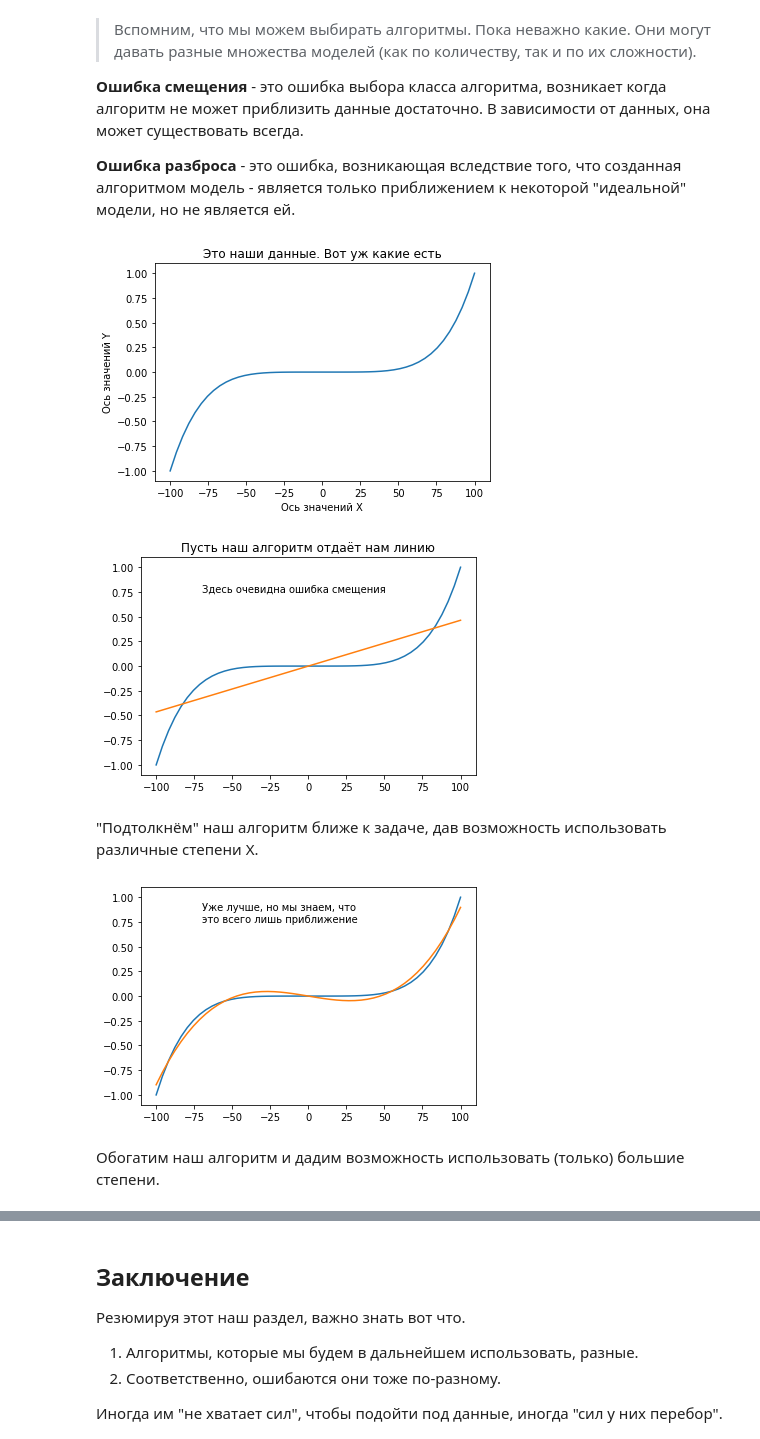
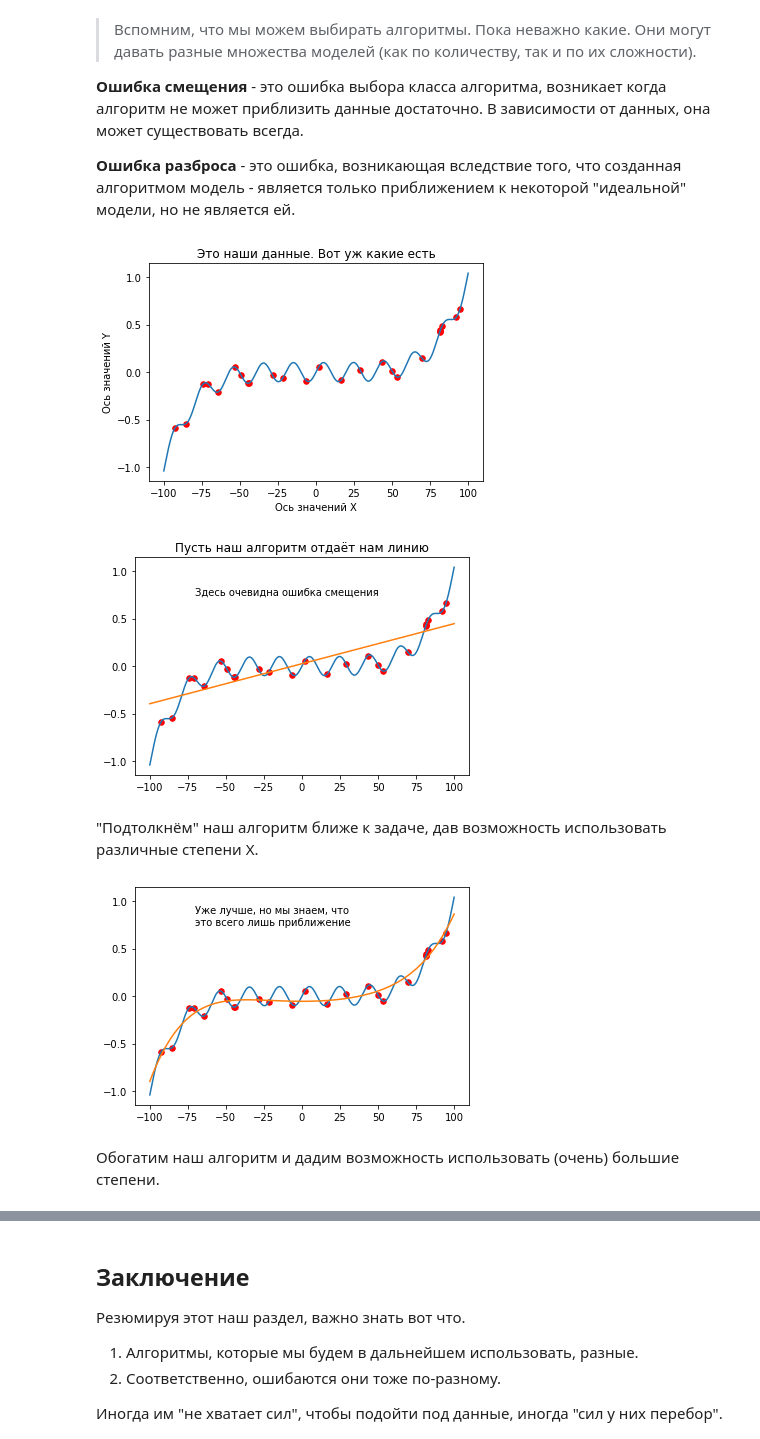
Before and after one commit to timeseries-ru/course, a Jupyter notebook: day_1.ipynb, the cells around one changed output, grey strips where cells are left out. Saved outputs shown, nothing was run; the diff lists cells and outputs as text; code cells hidden in the pictures.

```diff
--- a/day_1.ipynb
+++ b/day_1.ipynb
@@ -602,49 +602,55 @@ plt.annotate("Две неразделимые\nодной линией част
 
 **Ошибка разброса** - это ошибка, возникающая вследствие того, что созданная алгоритмом модель - является только приближением к некоторой "идеальной" модели, но не является ей.
 # %%
-X = np.linspace(-100, 100)
+X = np.linspace(-100, 100, 1000)
 
-Y = [
-    x ** 5 / 100 ** 5  for x in X
-]
+Y = np.array([
+    x ** 5 / 100 ** 5 + np.sin(x / np.pi) / 10  for x in X
+])
+
+np.random.seed(1)
+train_indices = np.random.randint(0, len(X), size=25)
 
 plt.title("Это наши данные. Вот уж какие есть");
 plt.plot(X, Y);
+plt.scatter(X[train_indices], Y[train_indices], s=30, c='red');
 plt.xlabel("Ось значений X");
 plt.ylabel("Ось значений Y");
 # %% [output]
-[figure, old version]
+[figure, new version]
 # %%
 yhat = LinearRegression().fit(
-    np.array(X).reshape(len(X), 1), # здесь мы подстраиваем данные под формат
-    np.array(Y).reshape(len(Y), 1) # библиотеки scikit-learn, о которой конечно же поговорим
+    np.array(X[train_indices]).reshape(-1, 1), # здесь мы подстраиваем данные под формат
+    np.array(Y[train_indices]).reshape(-1, 1) # библиотеки scikit-learn, о которой конечно же поговорим
 ).predict(np.array(X).reshape(len(X), 1))
 
 plt.title('Пусть наш алгоритм отдаёт нам линию');
 plt.plot(X, Y);
 plt.plot(X, yhat);
+plt.scatter(X[train_indices], Y[train_indices], s=30, c='red');
 plt.annotate("Здесь очевидна ошибка смещения", (-70, 0.75));
 # %% [output]
-[figure, old version]
+[figure, new version]
 # %% [markdown]
 "Подтолкнём" наш алгоритм ближе к задаче, дав возможность использовать различные степени X.
 # %%
-max_power = 4
+max_power = 5
 
-X_powered = [
+X_powered = np.array([
     [(x ** power) for power in range(1, max_power + 1)] for x in X
-]
+])
 
 yhat = LinearRegression().fit(
-    np.array(X_powered).reshape(len(X_powered), max_power),
-    np.array(Y).reshape(len(Y), 1)
+    X_powered[train_indices].reshape(-1, max_power),
+    Y[train_indices].reshape(-1, 1)
 ).predict(np.array(X_powered).reshape(len(X_powered), max_power))
 
 plt.plot(X, Y);
 plt.plot(X, yhat);
+plt.scatter(X[train_indices], Y[train_indices], s=30, c='red');
 plt.annotate("Уже лучше, но мы знаем, что\nэто всего лишь приближение", (-70, 0.75));
 # %% [output]
-[figure, old version]
+[figure, new version]
 # %% [markdown]
-Обогатим наш алгоритм и дадим возможность использовать (только) большие степени.
+Обогатим наш алгоритм и дадим возможность использовать (очень) большие степени.
 # %%
```
Also changed, not shown: parts of 14 cells of this notebook.
